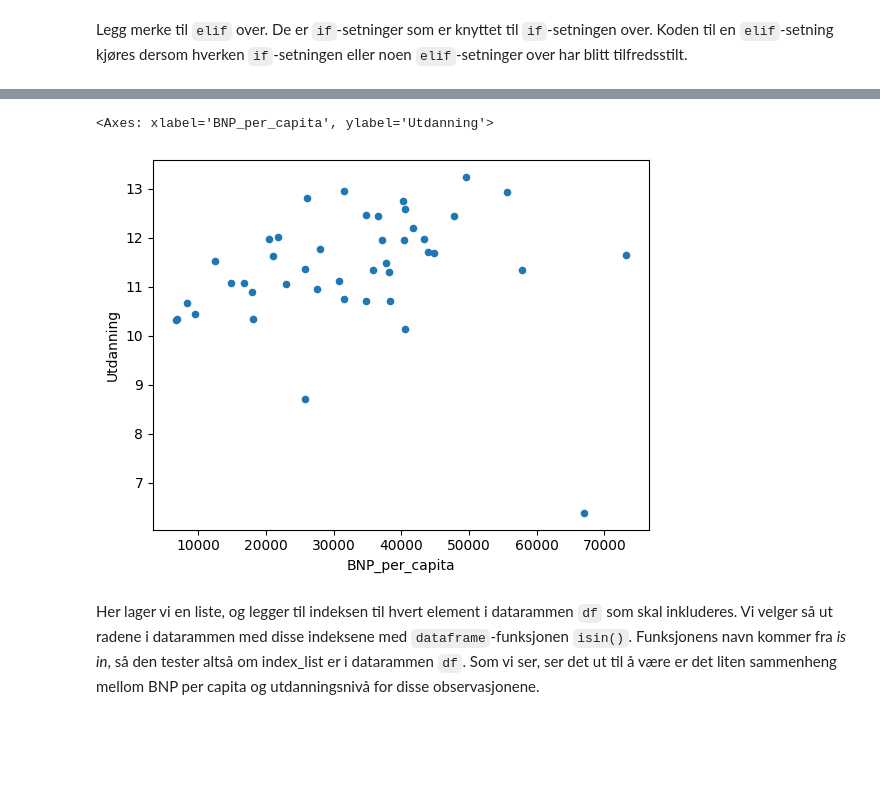
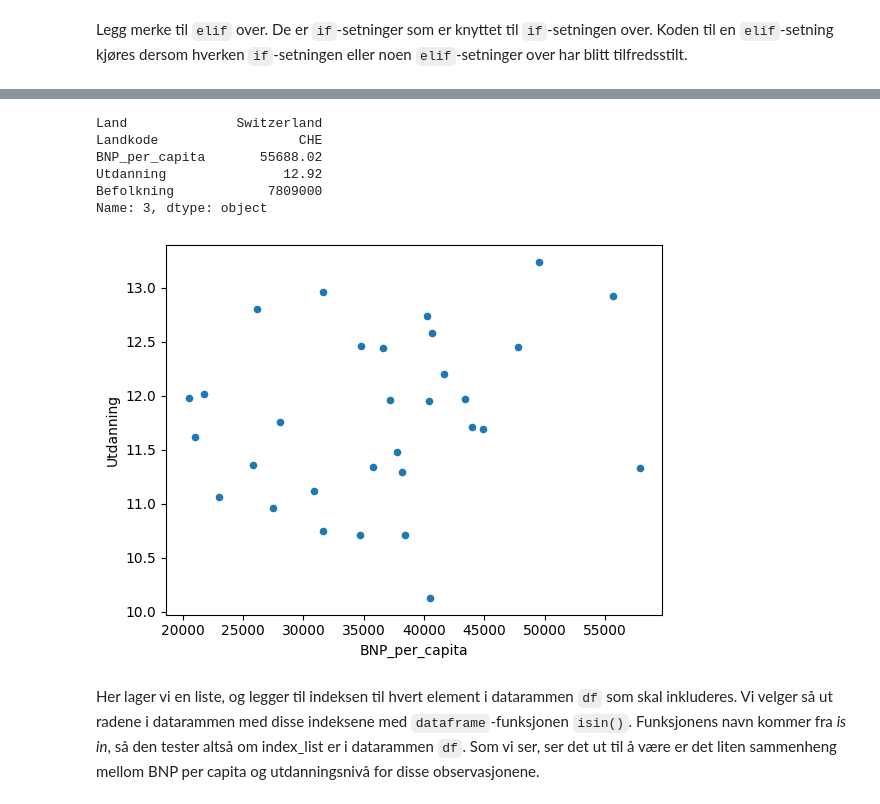
Before and after one commit to uit-sok-1003-h24/notebooks, a Jupyter notebook: 6 - Pandas, filtrering, logikk og betingelser.ipynb, the cells around one changed output, grey strips where cells are left out. Cells and saved outputs as stored; diff of their text form; code cells hidden in the pictures; blank space fills up the shorter version.

```diff
--- a/6 - Pandas, filtrering, logikk og betingelser.ipynb
+++ b/6 - Pandas, filtrering, logikk og betingelser.ipynb
@@ -122,6 +419,7 @@ Successfully installed contourpy-1.2.1 cycler-0.12.1 fonttools-4.53.0 kiwisolver
 # %%
 import pandas as pd
 import matplotlib.pyplot as plt
-df = pd.read_csv('/Users/maaas6121/Library/CloudStorage/OneDrive-UiTOffice365/Skrivebord/Python.Lab/notebooks/data/schooling-gdp.csv') # Din vei til data.
+df = pd.read_csv('/Users/maaas6121/Library/CloudStorage/OneDrive-UiTOffice365/Skrivebord/Bachelor_Emner/SOK-1003/notebooks/data/schooling-gdp.csv') # Din vei til data.
 df.plot.scatter('BNP_per_capita','Utdanning')
+plt.show()
 # %% [output]
@@ -135,14 +478,29 @@ Vi ser at sammenhengen virker mer usikker for når utdanningsnivået og BNP per
+# %%
+df.iloc[3]
+# %% [output]
+Land              Switzerland
+Landkode                  CHE
+BNP_per_capita       55688.02
+Utdanning               12.92
+Befolkning            7809000
+Name: 3, dtype: object
 # %%
-index_list=[]
+# Lager en tom liste
+index_list = []
+
 for index, (country,code,gdp_cap,edu,pop) in df.iterrows():
-    if (gdp_cap>20000 and country!='Norway') or edu>10:
+    if (gdp_cap>20000 and country != 'Norway') and edu > 10:
         index_list.append(index)
 
-df_filtered=df[df.index.isin(index_list)]
+index_list
+
+df_filtered = df[df.index.isin(index_list)]
+
 df_filtered.plot.scatter('BNP_per_capita','Utdanning')
+
+plt.show()
 # %% [output]
-<Axes: xlabel='BNP_per_capita', ylabel='Utdanning'>
-[figure, old version]
+[figure, new version]
 # %% [markdown]
 Her lager vi en liste, og legger til indeksen til hvert element i datarammen `df` som skal inkluderes. Vi velger så ut radene i datarammen med disse indeksene med `dataframe`-funksjonen `isin()`. Funksjonens navn kommer fra *is in*, så den tester altså om index_list er i datarammen `df`. Som vi ser, ser det ut til å være er det liten sammenheng mellom BNP per capita og utdanningsnivå for disse observasjonene.
 # %% [markdown]
```
Also changed, not shown: parts of 143 cells of this notebook, 1 other file.
